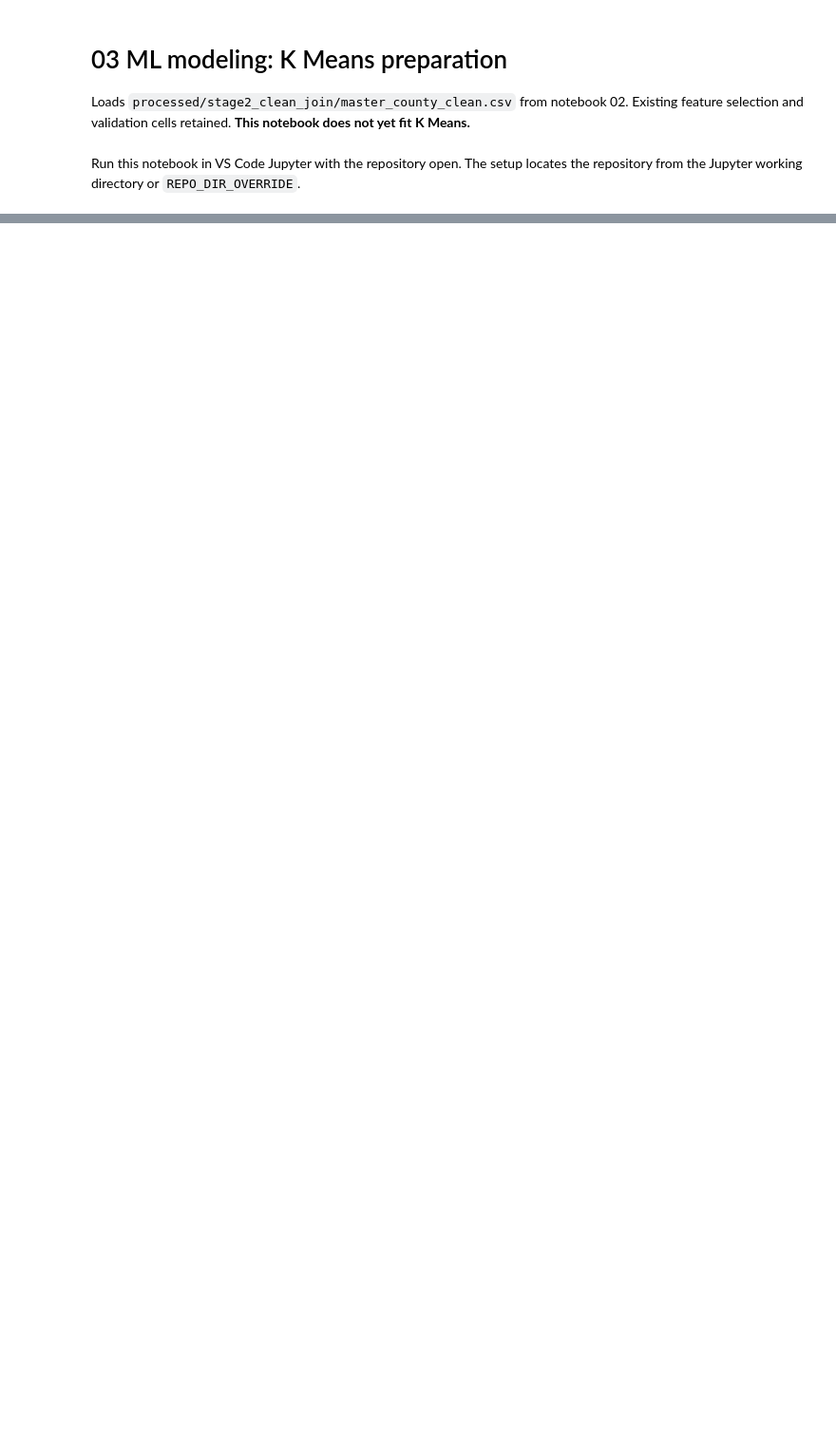
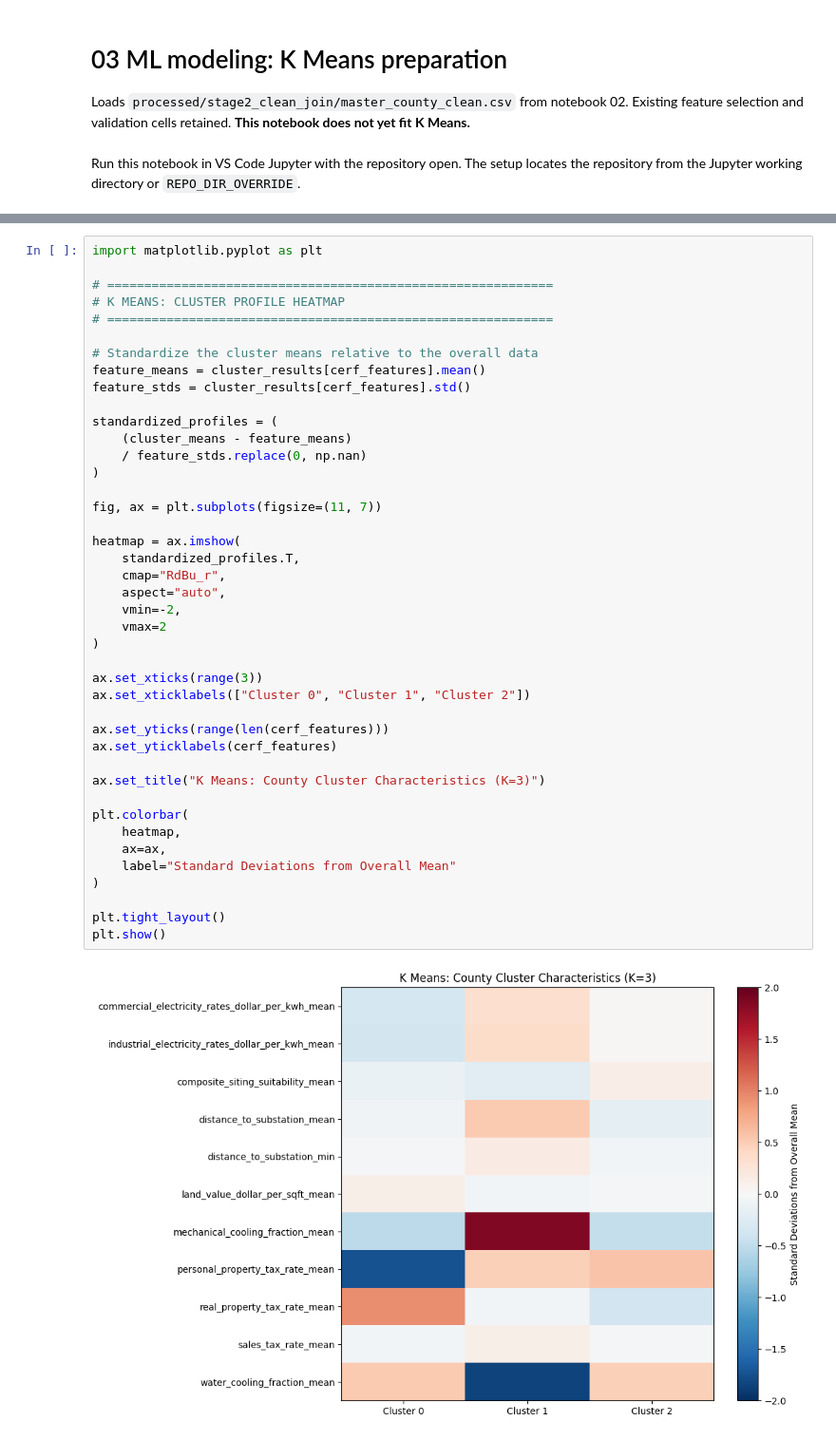
Before and after one commit to KhTJackson/ai-law-datacenter-siting, a Jupyter notebook: scripts/03_ml_model.ipynb, the cells around one changed output, grey strips where cells are left out. Shown at 95% size. Drawn from its saved outputs; the diff is of its cells as text; blank space fills up the shorter version.

Commit message:
Update data processing and machine learning notebooks

```diff
--- a/scripts/03_ml_model.ipynb
+++ b/scripts/03_ml_model.ipynb
@@ -185,0 +809,44 @@ print("Dataset is ready for scaling.")
+# %%
+import matplotlib.pyplot as plt
+
+# ============================================================
+# K MEANS: CLUSTER PROFILE HEATMAP
+# ============================================================
+
+# Standardize the cluster means relative to the overall data
+feature_means = cluster_results[cerf_features].mean()
+feature_stds = cluster_results[cerf_features].std()
+
+standardized_profiles = (
+    (cluster_means - feature_means)
+    / feature_stds.replace(0, np.nan)
+)
+
+fig, ax = plt.subplots(figsize=(11, 7))
+
+heatmap = ax.imshow(
+    standardized_profiles.T,
+    cmap="RdBu_r",
+    aspect="auto",
+    vmin=-2,
+    vmax=2
+)
+
+ax.set_xticks(range(3))
+ax.set_xticklabels(["Cluster 0", "Cluster 1", "Cluster 2"])
+
+ax.set_yticks(range(len(cerf_features)))
+ax.set_yticklabels(cerf_features)
+
+ax.set_title("K Means: County Cluster Characteristics (K=3)")
+
+plt.colorbar(
+    heatmap,
+    ax=ax,
+    label="Standard Deviations from Overall Mean"
+)
+
+plt.tight_layout()
+plt.show()
+# %% [output]
+[figure, added]
```
Also changed, not shown: parts of 30 cells of this notebook, 2 other files.
